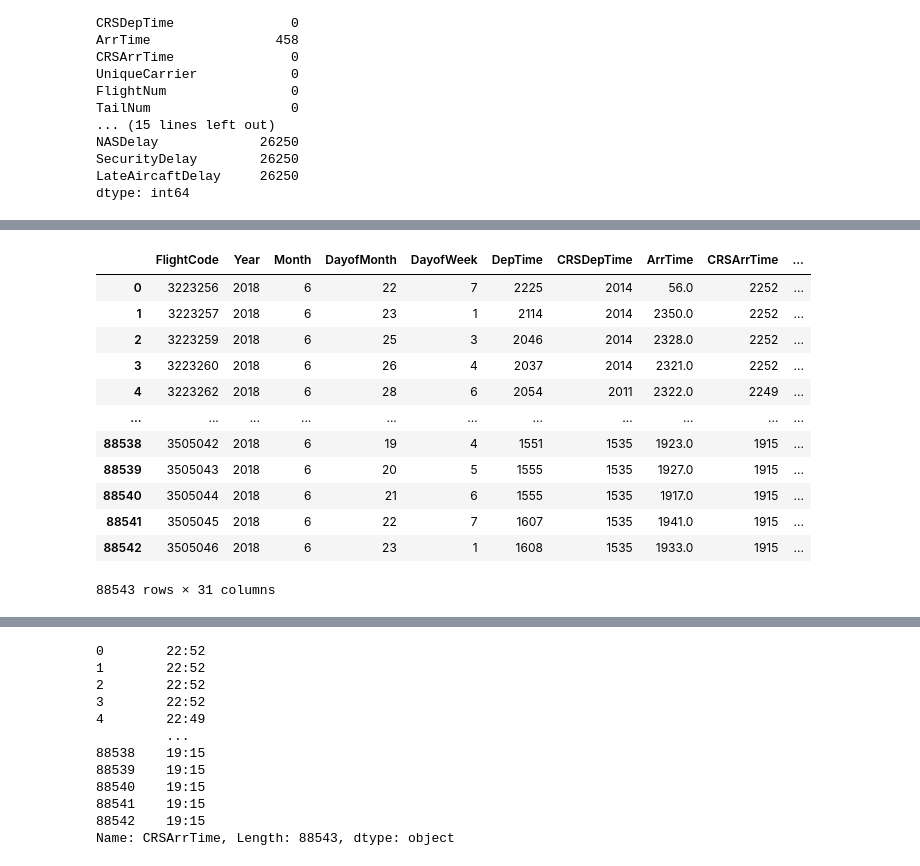
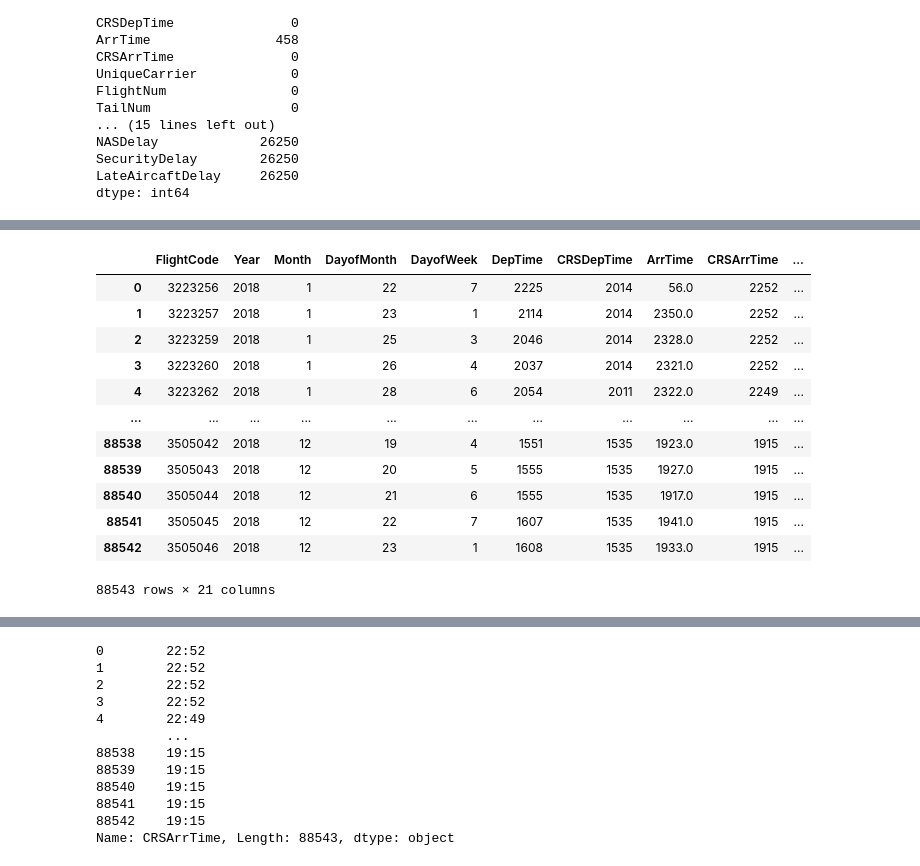
Before and after one commit to bhupii77/Digipodium-AB, a Jupyter notebook: flight_data_analysis/analysis.ipynb, the cells around one changed output, grey strips where cells are left out. Saved outputs shown, nothing was run; the diff lists cells and outputs as text; code cells hidden in the pictures.

Commit message:
flight graphs

```diff
--- a/flight_data_analysis/analysis.ipynb
+++ b/flight_data_analysis/analysis.ipynb
@@ -7,7 +7,7 @@ import plotly.express as px
 # %%
 pd.set_option('display.max_columns', None)
 # %%
-df=pd.read_excel('DelayedFlights.xlsx')
+df=pd.read_excel('DelayedFlightsnew.xlsx')
 df.head()
 # %% [output]
 |  | FlightCode | Year | Month | DayofMonth | DayofWeek | DepTime | CRSDepTime | ArrTime | CRSArrTime | ... |
@@ -83,0 +95,4 @@ df.head()
+# %%
+cols_to_drop = ['TailNum','ArrDelay','DepDelay','TaxiIn','TaxiOut','Diverted','CarrierDelay','WeatherDelay','NASDelay','SecurityDelay','LateAircaftDelay']
+df.drop(columns= cols_to_drop,inplace=True)
+df.head()
@@ -84,17 +106,18 @@ df.head()
 # %%
-df['DepStatus']= df['DepTime']-df['CRSDepTime']
+df['DepDelay']= df['DepTime']-df['CRSDepTime']
+df['ArrDelay']= df['ArrTime']-df['CRSArrTime']
 df
 # %% [output]
 |  | FlightCode | Year | Month | DayofMonth | DayofWeek | DepTime | CRSDepTime | ArrTime | CRSArrTime | ... |
-| 0 | 3223256 | 2018 | 6 | 22 | 7 | 2225 | 2014 | 56.0 | 2252 | ... |
-| 1 | 3223257 | 2018 | 6 | 23 | 1 | 2114 | 2014 | 2350.0 | 2252 | ... |
-| 2 | 3223259 | 2018 | 6 | 25 | 3 | 2046 | 2014 | 2328.0 | 2252 | ... |
-| 3 | 3223260 | 2018 | 6 | 26 | 4 | 2037 | 2014 | 2321.0 | 2252 | ... |
-| 4 | 3223262 | 2018 | 6 | 28 | 6 | 2054 | 2011 | 2322.0 | 2249 | ... |
+| 0 | 3223256 | 2018 | 1 | 22 | 7 | 2225 | 2014 | 56.0 | 2252 | ... |
+| 1 | 3223257 | 2018 | 1 | 23 | 1 | 2114 | 2014 | 2350.0 | 2252 | ... |
+| 2 | 3223259 | 2018 | 1 | 25 | 3 | 2046 | 2014 | 2328.0 | 2252 | ... |
+| 3 | 3223260 | 2018 | 1 | 26 | 4 | 2037 | 2014 | 2321.0 | 2252 | ... |
+| 4 | 3223262 | 2018 | 1 | 28 | 6 | 2054 | 2011 | 2322.0 | 2249 | ... |
 | ... | ... | ... | ... | ... | ... | ... | ... | ... | ... | ... |
-| 88538 | 3505042 | 2018 | 6 | 19 | 4 | 1551 | 1535 | 1923.0 | 1915 | ... |
-| 88539 | 3505043 | 2018 | 6 | 20 | 5 | 1555 | 1535 | 1927.0 | 1915 | ... |
-| 88540 | 3505044 | 2018 | 6 | 21 | 6 | 1555 | 1535 | 1917.0 | 1915 | ... |
-| 88541 | 3505045 | 2018 | 6 | 22 | 7 | 1607 | 1535 | 1941.0 | 1915 | ... |
-| 88542 | 3505046 | 2018 | 6 | 23 | 1 | 1608 | 1535 | 1933.0 | 1915 | ... |
+| 88538 | 3505042 | 2018 | 12 | 19 | 4 | 1551 | 1535 | 1923.0 | 1915 | ... |
+| 88539 | 3505043 | 2018 | 12 | 20 | 5 | 1555 | 1535 | 1927.0 | 1915 | ... |
+| 88540 | 3505044 | 2018 | 12 | 21 | 6 | 1555 | 1535 | 1917.0 | 1915 | ... |
+| 88541 | 3505045 | 2018 | 12 | 22 | 7 | 1607 | 1535 | 1941.0 | 1915 | ... |
+| 88542 | 3505046 | 2018 | 12 | 23 | 1 | 1608 | 1535 | 1933.0 | 1915 | ... |
-88543 rows × 31 columns
+88543 rows × 21 columns
```
Also changed, not shown: parts of 60 cells of this notebook, 1 other file.
